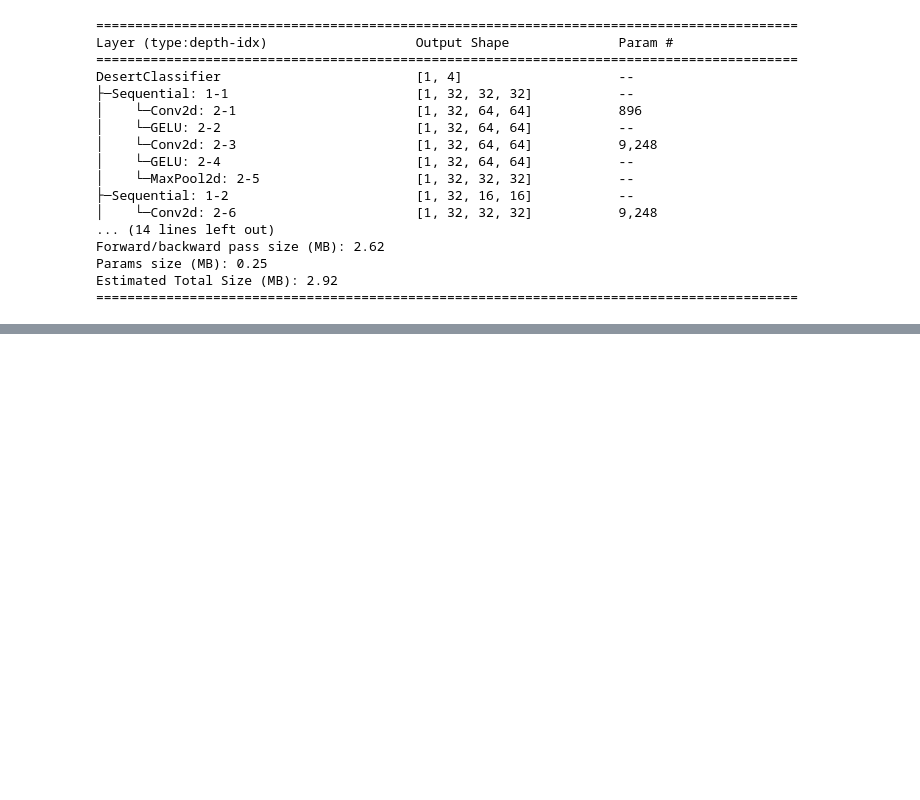
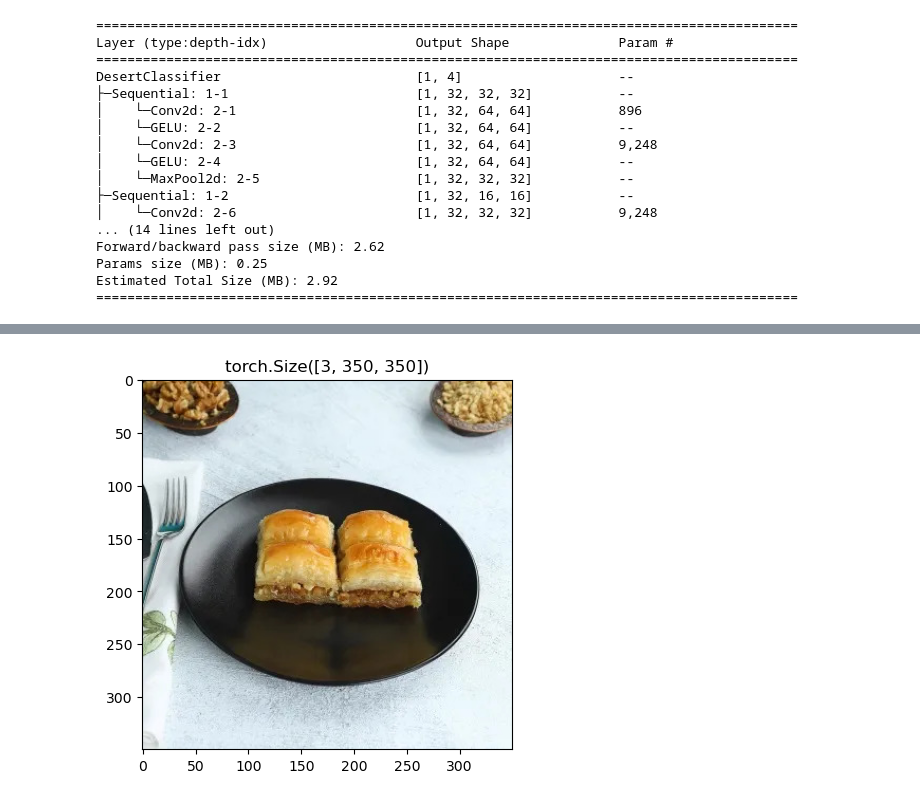
Before and after one commit to abdulkadiripek/DeepLearningBootcamp, a Jupyter notebook: DeepLearning/07- Desert101.ipynb, the cells around one changed output, grey strips where cells are left out. Saved outputs shown, nothing was run; the diff lists cells and outputs as text; code cells hidden in the pictures; blank space fills up the shorter version.

```diff
--- a/DeepLearning/07- Desert101.ipynb
+++ b/DeepLearning/07- Desert101.ipynb
@@ -321,0 +354,3 @@ model_0_results = train(model= model_0,
+# %%
+baklava_img = data_path / "baklava.jpg"
+baklava_img
@@ -321,0 +359,2 @@ model_0_results = train(model= model_0,
+# %%
+single_image = torchvision.io.read_image(str(baklava_img)).type(torch.float32)
@@ -321,0 +381,2 @@ model_0_results = train(model= model_0,
+# %%
+single_image /= 255
@@ -321,0 +403,6 @@ model_0_results = train(model= model_0,
+# %%
+plt.imshow(single_image.permute(1,2,0))
+plt.title(single_image.shape)
+plt.show()
+# %% [output]
+[figure, added]
```
Also changed, not shown: parts of 13 cells of this notebook.
